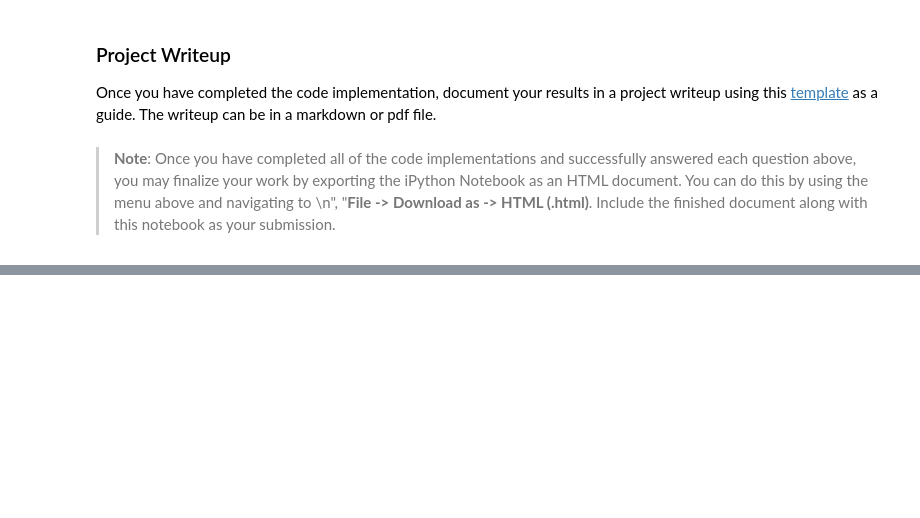
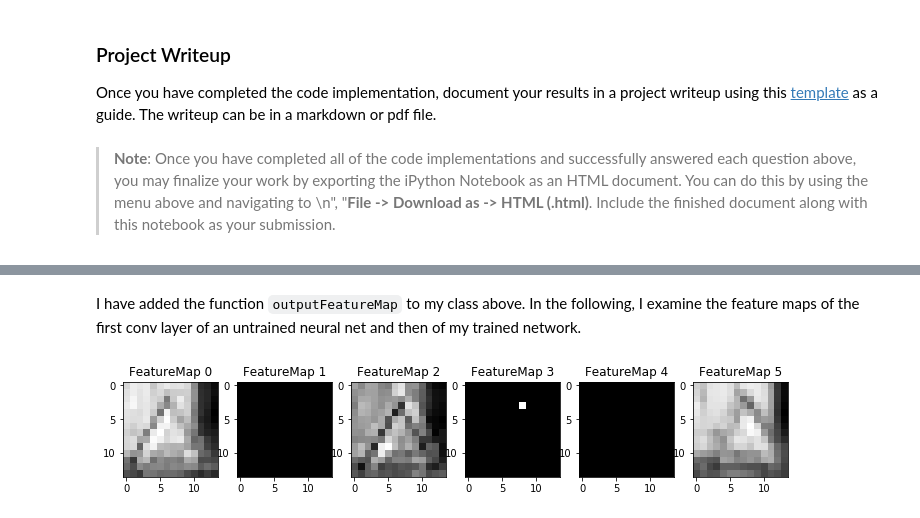
Before and after one commit to Pyrax/CarND-Traffic-Sign-Classifier-Project, a Jupyter notebook: Traffic_Sign_Classifier.ipynb, the cells around one changed output, grey strips where cells are left out. Saved outputs shown, nothing was run; the diff lists cells and outputs as text; code cells hidden in the pictures; blank space fills up the shorter version.

Commit message:
Add visualization and examination of first conv layer

```diff
--- a/Traffic_Sign_Classifier.ipynb
+++ b/Traffic_Sign_Classifier.ipynb
@@ -399,7 +399,7 @@ def LeNet_model(input, dropout_keep_prob, n_channels=3, init_method=WeightsIniti
 
     # Layer 5: Fully Connected. Input = 84. Output = n_classes.
     logits = output_layer(fc2_out, size_in=84, size_out=n_classes, name='output', init_method=init_method)
-    return logits
+    return logits, conv1, conv2
 # %% [markdown]
 This model is then used inside a class that takes care of feeding data to the model to train, validate and test the neural net. The class provides support for different values for the hyperparameters to tune them to our data:
 # %%
@@ -424,7 +424,7 @@ class TrafficSignNetwork:
         self.keep_prob = tf.placeholder(tf.float32)
 
         image_summary = tf.summary.image('input', self.x, 3)
-        self.logits = LeNet_model(self.x, self.keep_prob, n_channels=n_channels, init_method=init_method)
+        self.logits, self.conv1, self.conv2 = LeNet_model(self.x, self.keep_prob, n_channels=n_channels, init_method=init_method)
 
         cross_entropy = tf.nn.softmax_cross_entropy_with_logits_v2(labels=one_hot_y, logits=self.logits)
         ordinary_loss = tf.reduce_mean(cross_entropy)
@@ -565,6 +565,32 @@ class TrafficSignNetwork:
             return sess.run(tf.nn.top_k(
                 tf.nn.softmax(self.logits),
                 k=5), feed_dict={self.x: X, self.keep_prob: 1.0})
+
+    def outputFeatureMap(self, image_input, tf_activation, activation_min=-1, activation_max=-1, plt_num=1, restore=True):
+        with tf.Session() as sess:
+            if restore is True:
+                self.saver.restore(sess, tf.train.latest_checkpoint(os.path.join(MODEL_DIR)))
+            else:
+                sess.run(tf.global_variables_initializer())
+
+            # Here make sure to preprocess your image_input in a way your network expects
+            # with size, normalization, etc if needed
+            # Note: x should be the same name as your network's tensorflow data placeholder variable
+            # If you get an error tf_activation is not defined it may be having trouble accessing the variable from inside a function
+            activation = tf_activation.eval(session=sess, feed_dict={self.x : image_input})
+            featuremaps = activation.shape[3]
+            plt.figure(plt_num, figsize=(16, 16))
+            for featuremap in range(featuremaps):
+                plt.subplot(6,8, featuremap+1)  # sets the number of feature maps to show on each row and column
+                plt.title('FeatureMap ' + str(featuremap))  # displays the feature map number
+                if activation_min != -1 and activation_max != -1:
+                    plt.imshow(activation[0,:,:, featuremap], interpolation="nearest", vmin=activation_min, vmax=activation_max, cmap="gray")
+                elif activation_max != -1:
+                    plt.imshow(activation[0,:,:, featuremap], interpolation="nearest", vmax=activation_max, cmap="gray")
+                elif activation_min !=-1:
+                    plt.imshow(activation[0,:,:, featuremap], interpolation="nearest", vmin=activation_min, cmap="gray")
+                else:
+                    plt.imshow(activation[0,:,:, featuremap], interpolation="nearest", cmap="gray")
 # %% [markdown]
 ### Train, Validate and Test the Model
 # %% [markdown]
@@ -845,0 +843,10 @@ def outputFeatureMap(image_input, tf_activation, activation_min=-1, activation_m
+# %% [markdown]
+I have added the function `outputFeatureMap` to my class above. In the following, I examine the feature maps of the first conv layer of an untrained neural net and then of my trained network.
+# %%
+feature_image = 1  # index of one of the 5 test signs on which to examine the feature maps
+
+feature_net = TrafficSignNetwork(f'LeNet_final_{color_space.name}_R-{learning_rate}_{weights_init.name}_{int(time.time())}',
+                         batch_size=32, learning_rate=learning_rate, color_space=color_space, init_method=weights_init)
+feature_net.outputFeatureMap(test_signs_pre[feature_image, None], getattr(feature_net, 'conv1'), restore=False)
+# %% [output]
+[figure, added]
```
Also changed, not shown: parts of 4 cells of this notebook, 1 other file.
